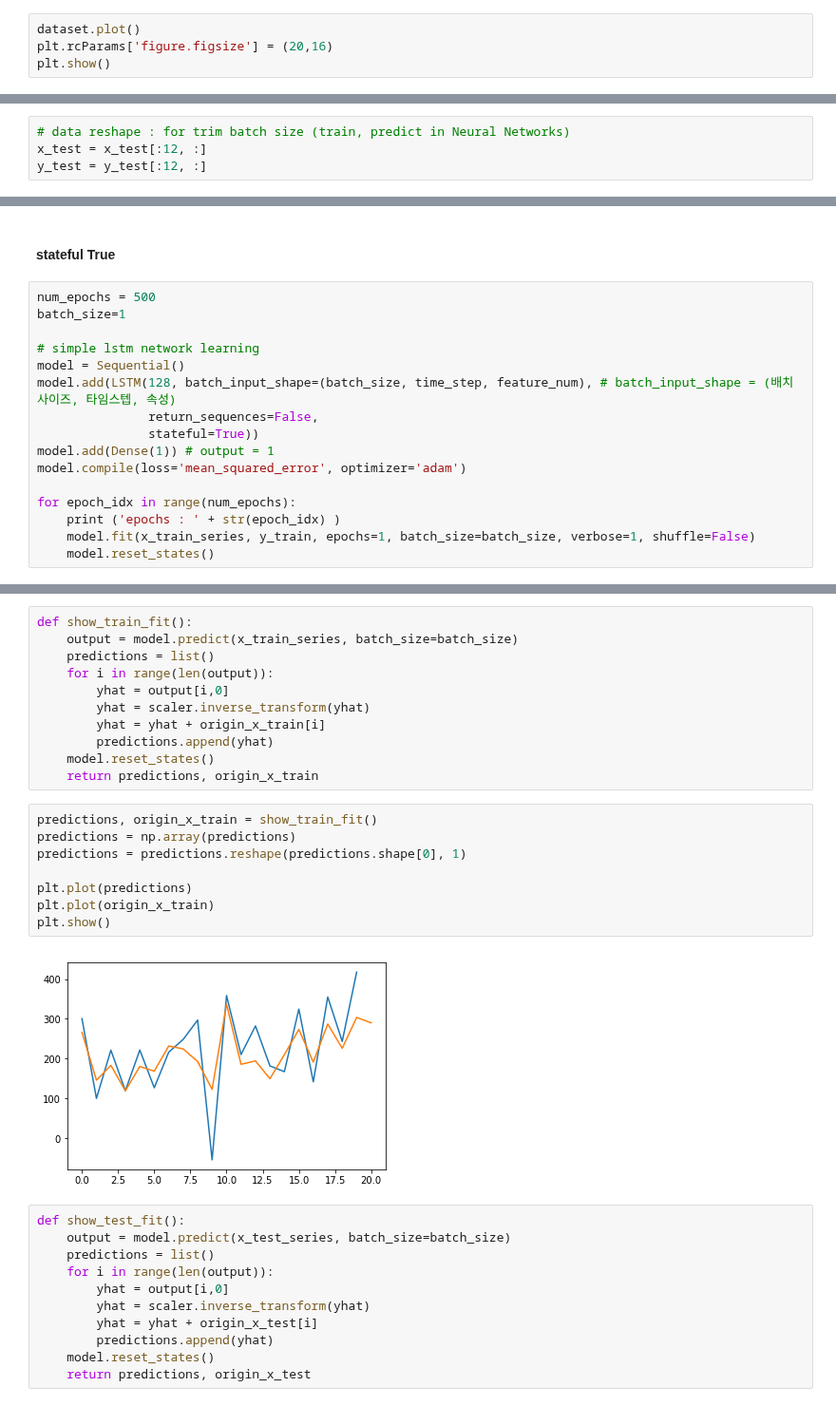
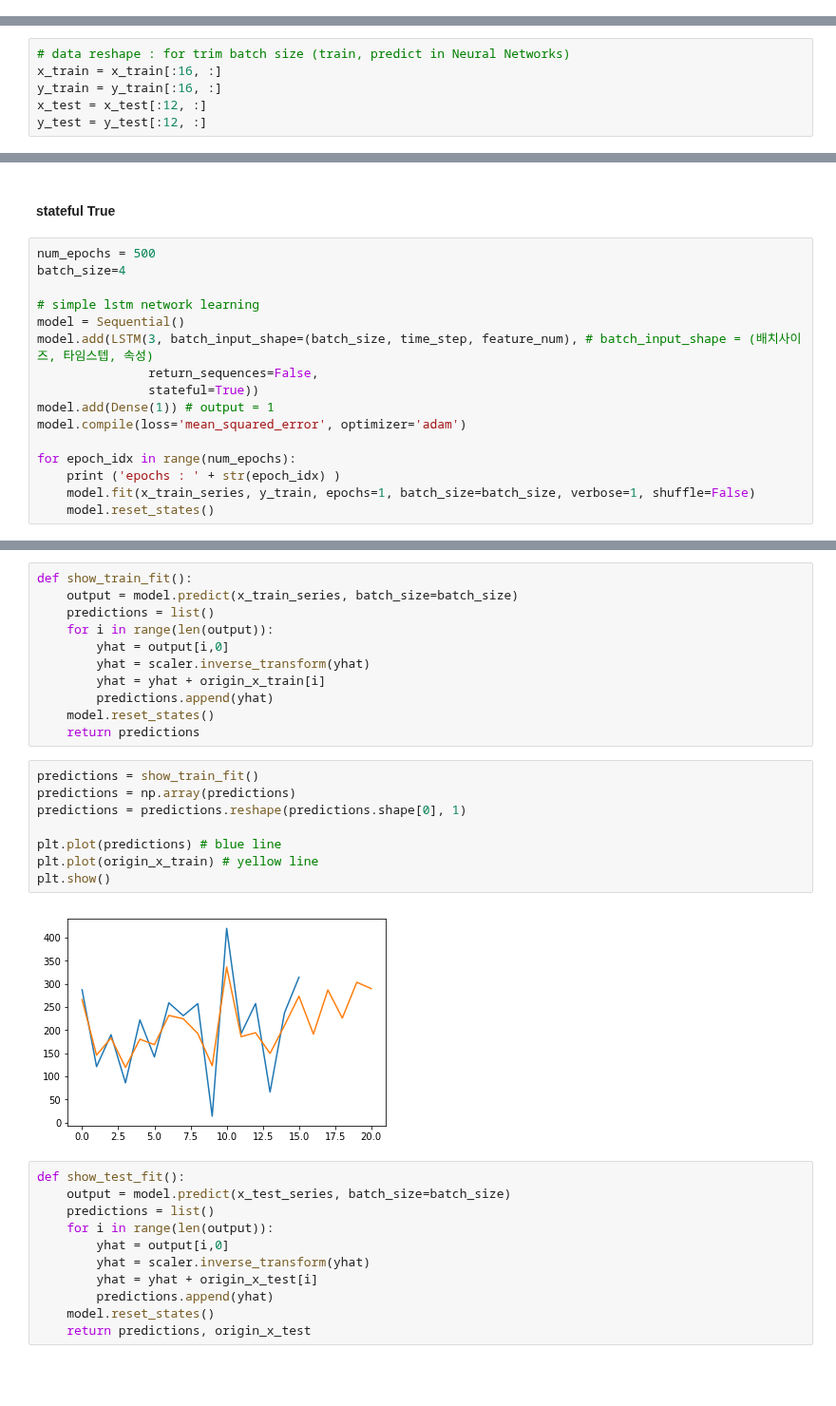
Before and after one commit to yoonkt200/tutorial-keras-deeplearning, a Jupyter notebook: 05-LSTM-keras/keras-lstm-series-tutorial.ipynb, the cells around one changed output, grey strips where cells are left out. Shown at 95% size. Saved outputs shown, nothing was run; the diff lists cells and outputs as text; blank space fills up the shorter version.

Commit message:
multi to one complete in lstm

```diff
--- a/05-LSTM-keras/keras-lstm-series-tutorial.ipynb
+++ b/05-LSTM-keras/keras-lstm-series-tutorial.ipynb
@@ -53,7 +53,3 @@ dataset.plot()
 plt.show()
 # %% [output]
 [figure]
-# %%
-dataset.plot()
-plt.rcParams['figure.figsize'] = (20,16)
-plt.show()
@@ -465,6 +454,8 @@ test X data shape: (14, 1)
 test Y data shape: (14, 1)
 # %%
 # data reshape : for trim batch size (train, predict in Neural Networks)
+x_train = x_train[:16, :]
+y_train = y_train[:16, :]
 x_test = x_test[:12, :]
 y_test = y_test[:12, :]
 # %%
@@ -517,11 +506,11 @@ SVG(model_to_dot(model, show_shapes=True).create(prog='dot', format='svg'))
 #### stateful True
 # %%
 num_epochs = 500
-batch_size=1
+batch_size=4
 
 # simple lstm network learning
 model = Sequential()
-model.add(LSTM(128, batch_input_shape=(batch_size, time_step, feature_num), # batch_input_shape = (배치사이즈, 타임스텝, 속성)
+model.add(LSTM(3, batch_input_shape=(batch_size, time_step, feature_num), # batch_input_shape = (배치사이즈, 타임스텝, 속성)
                return_sequences=False,
                stateful=True))
 model.add(Dense(1)) # output = 1
@@ -572,17 +548,17 @@ def show_train_fit():
         yhat = yhat + origin_x_train[i]
         predictions.append(yhat)
     model.reset_states()
-    return predictions, origin_x_train
+    return predictions
 # %%
-predictions, origin_x_train = show_train_fit()
+predictions = show_train_fit()
 predictions = np.array(predictions)
 predictions = predictions.reshape(predictions.shape[0], 1)
 
-plt.plot(predictions)
-plt.plot(origin_x_train)
+plt.plot(predictions) # blue line
+plt.plot(origin_x_train) # yellow line
 plt.show()
 # %% [output]
-[figure, old version]
+[figure, new version]
 # %%
 def show_test_fit():
     output = model.predict(x_test_series, batch_size=batch_size)
```
Also changed, not shown: parts of 24 cells of this notebook.
